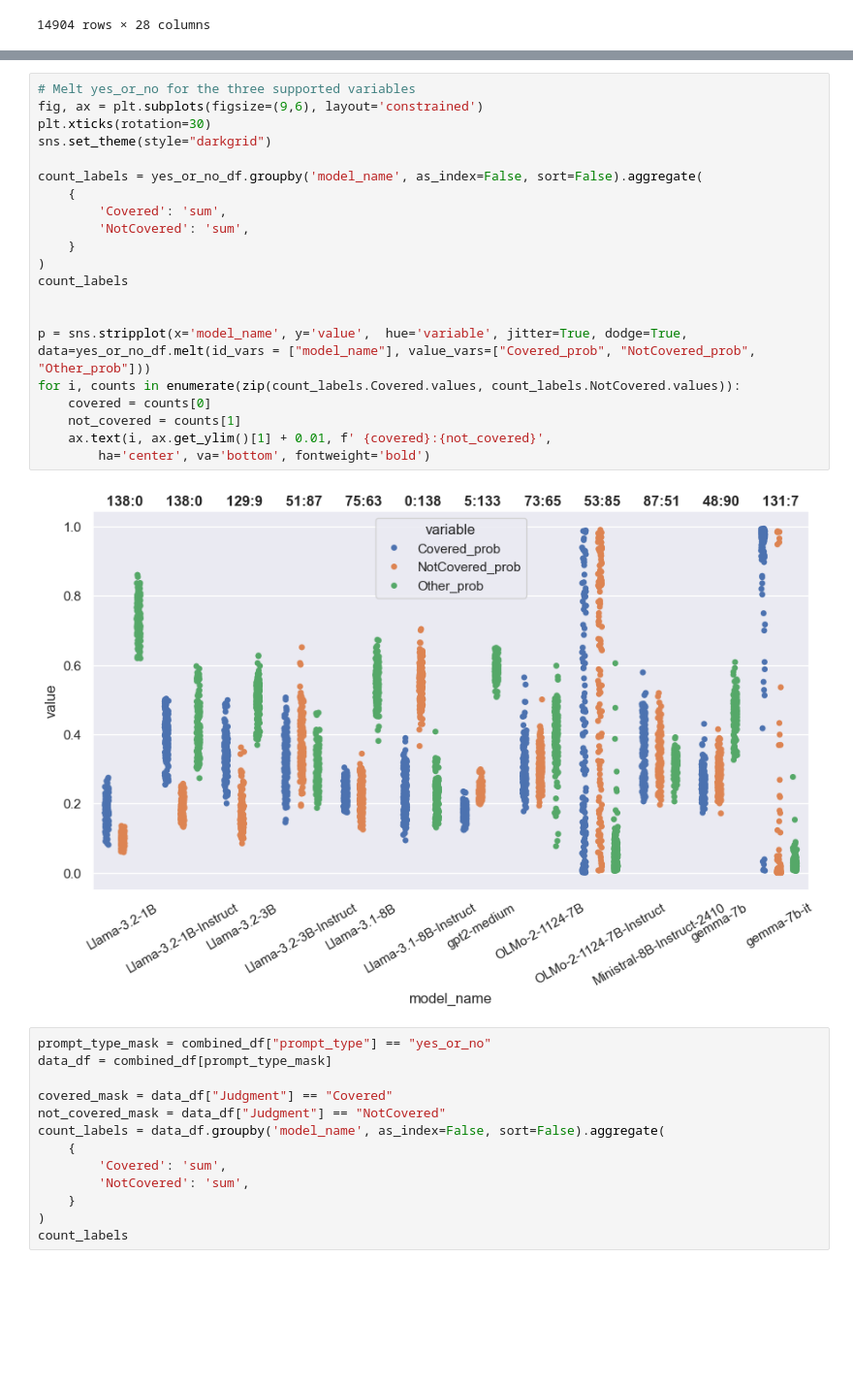
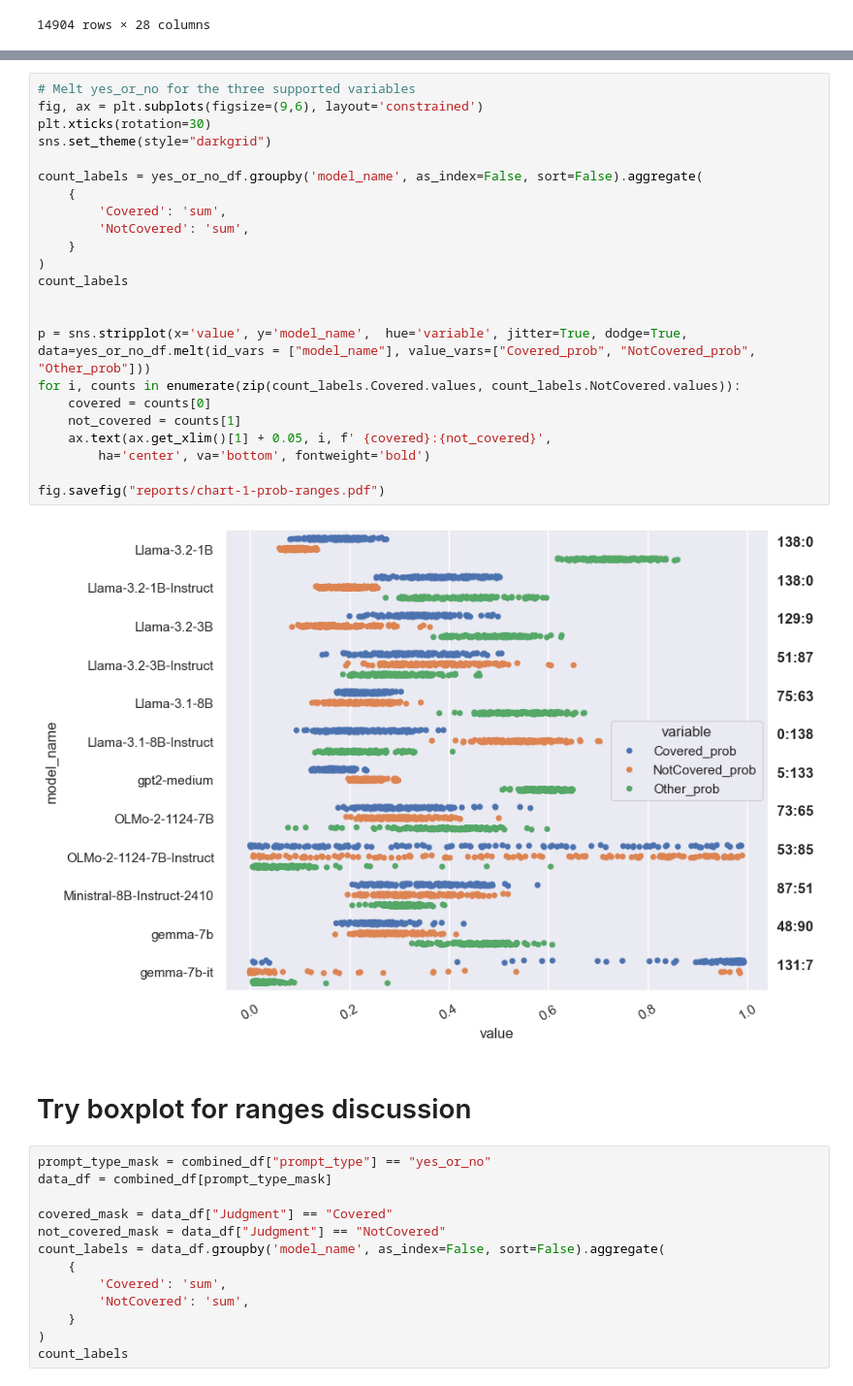
Before and after one commit to bwaldon/llms-legal-interp, a Jupyter notebook: StoppedClock.ipynb, the cells around one changed output, grey strips where cells are left out. Shown: that part at 97% size. Cells and saved outputs as stored; diff of their text form; blank space fills up the shorter version.

```diff
--- a/StoppedClock.ipynb
+++ b/StoppedClock.ipynb
@@ -79,26 +105,30 @@ yes_or_no_df.sample()
 # %%
 # Melt yes_or_no for the three supported variables
 fig, ax = plt.subplots(figsize=(9,6), layout='constrained')
 plt.xticks(rotation=30)
 sns.set_theme(style="darkgrid")
 
 count_labels = yes_or_no_df.groupby('model_name', as_index=False, sort=False).aggregate(
     {
         'Covered': 'sum',
         'NotCovered': 'sum',
     }
 )
 count_labels
 
 
-p = sns.stripplot(x='model_name', y='value',  hue='variable', jitter=True, dodge=True, data=yes_or_no_df.melt(id_vars = ["model_name"], value_vars=["Covered_prob", "NotCovered_prob", "Other_prob"]))
+p = sns.stripplot(x='value', y='model_name',  hue='variable', jitter=True, dodge=True, data=yes_or_no_df.melt(id_vars = ["model_name"], value_vars=["Covered_prob", "NotCovered_prob", "Other_prob"]))
 for i, counts in enumerate(zip(count_labels.Covered.values, count_labels.NotCovered.values)):
     covered = counts[0]
     not_covered = counts[1]
-    ax.text(i, ax.get_ylim()[1] + 0.01, f' {covered}:{not_covered}',
+    ax.text(ax.get_xlim()[1] + 0.05, i, f' {covered}:{not_covered}',
         ha='center', va='bottom', fontweight='bold')
+
+fig.savefig("reports/chart-1-prob-ranges.pdf")
 # %% [output]
-[figure, old version]
+[figure, new version]
+# %% [markdown]
+# Try boxplot for ranges discussion
 # %%
 prompt_type_mask = combined_df["prompt_type"] == "yes_or_no"
 data_df = combined_df[prompt_type_mask]
```
Also changed, not shown: parts of 41 cells of this notebook, 1 other file.
